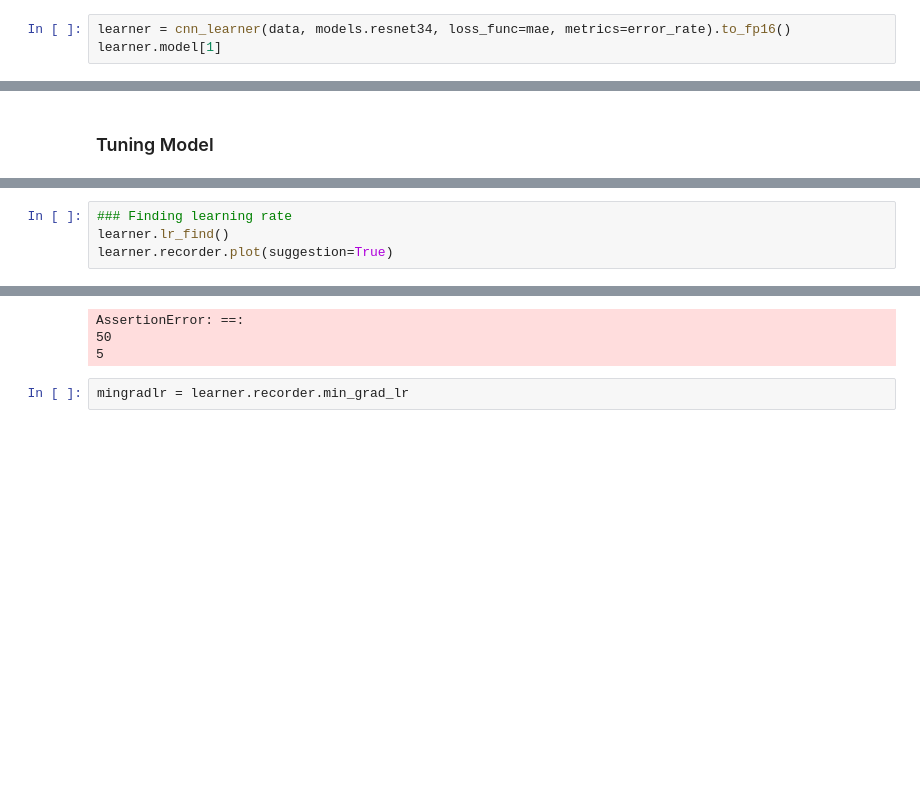
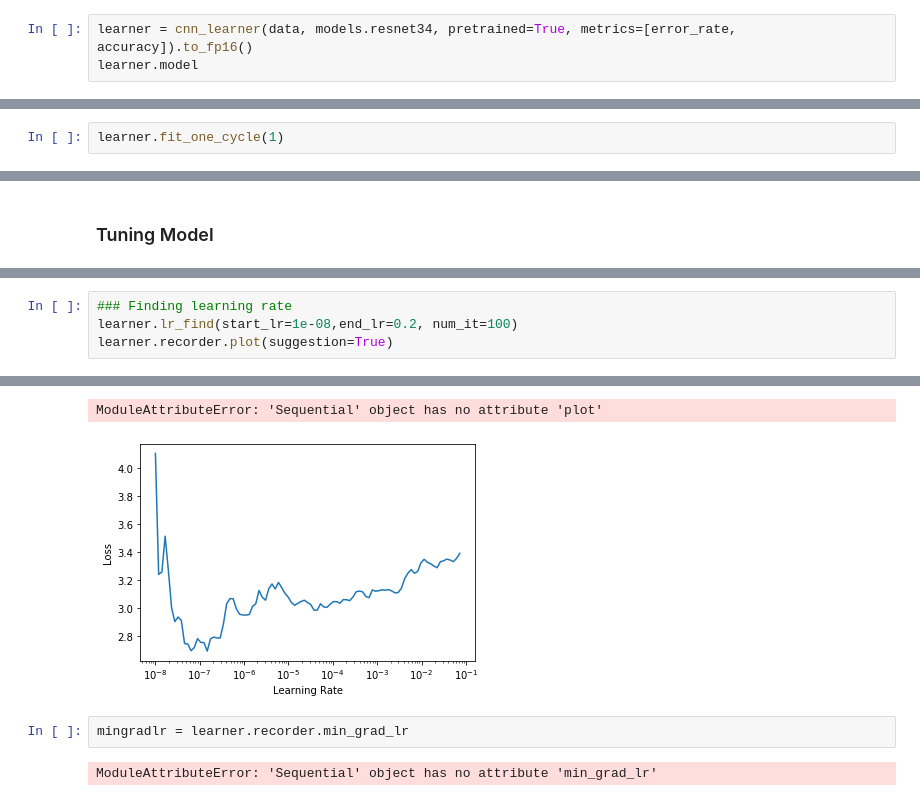
Before and after one commit to leeso1718/StockMarket_explainableAI, a Jupyter notebook: notebooks/CNN_Model.ipynb, the cells around one changed output, grey strips where cells are left out. Drawn from its saved outputs; the diff is of its cells as text; blank space fills up the shorter version.

Commit message:
learning rate

```diff
--- a/notebooks/CNN_Model.ipynb
+++ b/notebooks/CNN_Model.ipynb
@@ -45,7 +71,7 @@ data.show_batch()
 # %% [markdown]
 ### 2. cnn model
 # %%
-learner = cnn_learner(data, models.resnet34, loss_func=mae, metrics=error_rate).to_fp16()
-learner.model[1]
+learner = cnn_learner(data, models.resnet34, pretrained=True, metrics=[error_rate, accuracy]).to_fp16()
+learner.model
 # %% [output]
 Sequential(
@@ -64 +93,3 @@ Sequential(
 )
+# %%
+learner.fit_one_cycle(1)
@@ -67,11 +107,12 @@ Sequential(
 # %%
 ### Finding learning rate
-learner.lr_find()
+learner.lr_find(start_lr=1e-08,end_lr=0.2, num_it=100)
 learner.recorder.plot(suggestion=True)
 # %% [output]
 [interactive output not drawn]
-AssertionError: ==:
-50
-5
+ModuleAttributeError: 'Sequential' object has no attribute 'plot'
+[figure, added]
 # %%
 mingradlr = learner.recorder.min_grad_lr
+# %% [output]
+ModuleAttributeError: 'Sequential' object has no attribute 'min_grad_lr'
```
Also changed, not shown: parts of 13 cells of this notebook, 1 other file.
